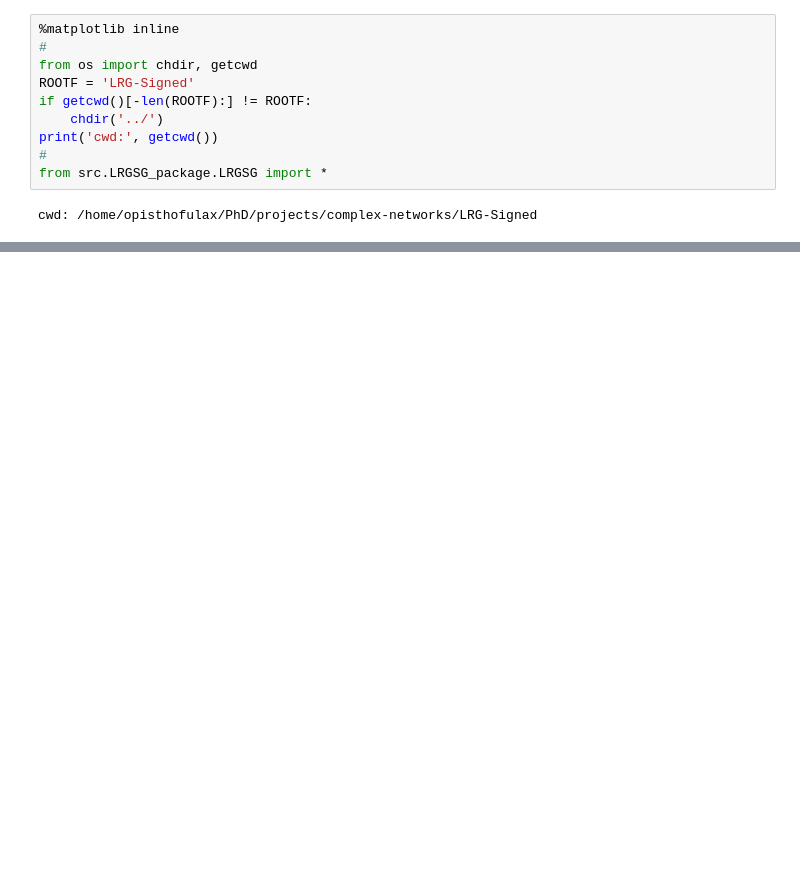
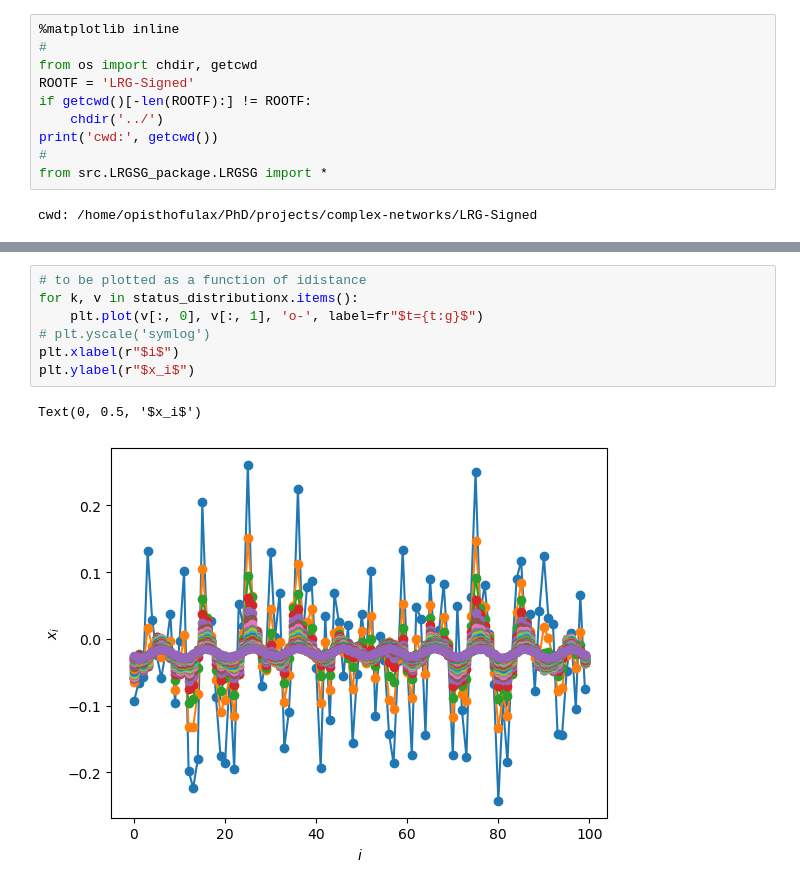
Before and after one commit to giulioiannelli/lrgsglib-public, a Jupyter notebook: notebooks/simulation_lattice.ipynb, the cells around one changed output, grey strips where cells are left out. Drawn from its saved outputs; the diff is of its cells as text; blank space fills up the shorter version.

```diff
--- a/notebooks/simulation_lattice.ipynb
+++ b/notebooks/simulation_lattice.ipynb
@@ -63,0 +159,10 @@ for t in range(100):
+# %%
+# to be plotted as a function of idistance
+for k, v in status_distributionx.items():
+    plt.plot(v[:, 0], v[:, 1], 'o-', label=fr"$t={t:g}$")
+# plt.yscale('symlog')
+plt.xlabel(r"$i$")
+plt.ylabel(r"$x_i$")
+# %% [output]
+Text(0, 0.5, '$x_i$')
+[figure, added]
```
Also changed, not shown: parts of 16 cells of this notebook, 3 other files.
